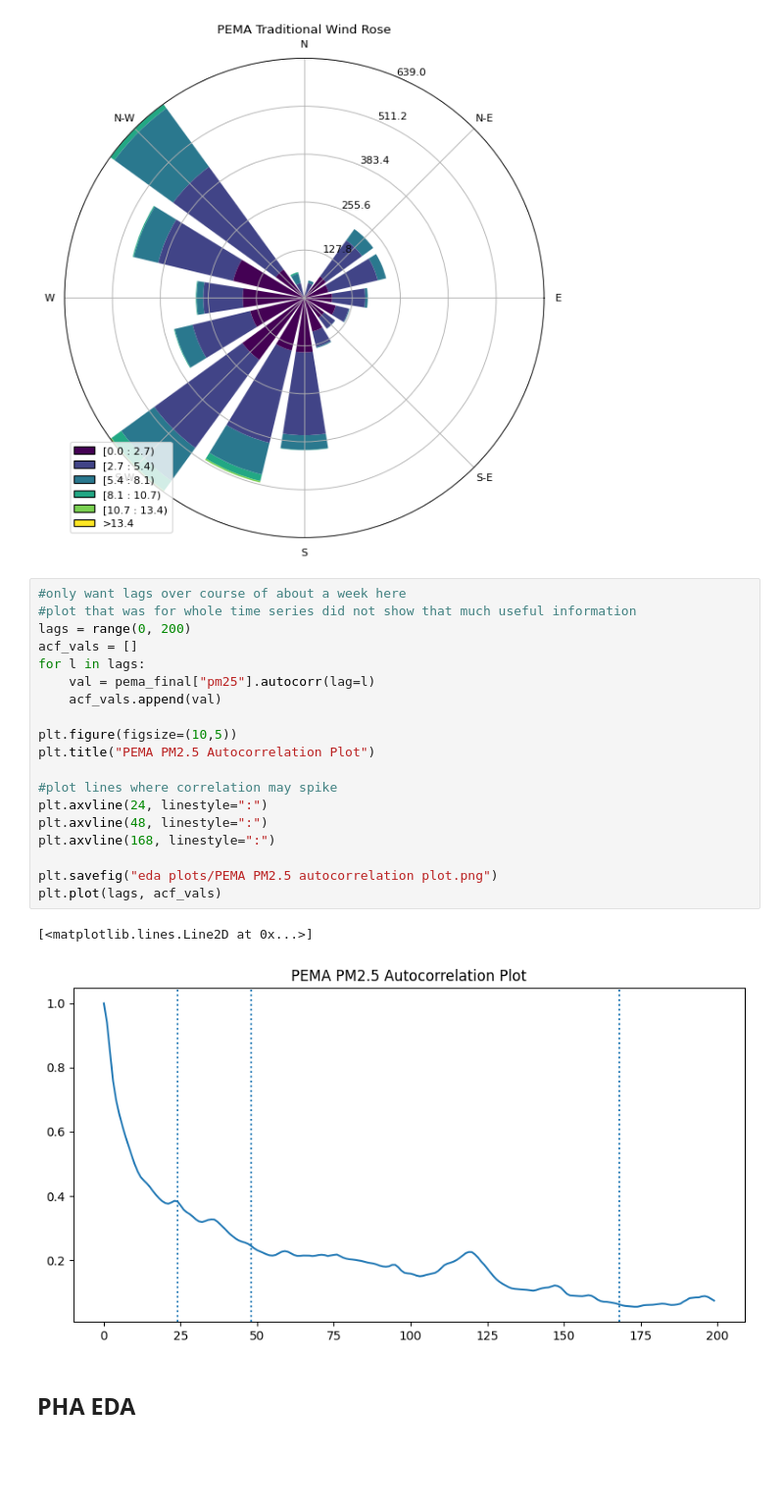
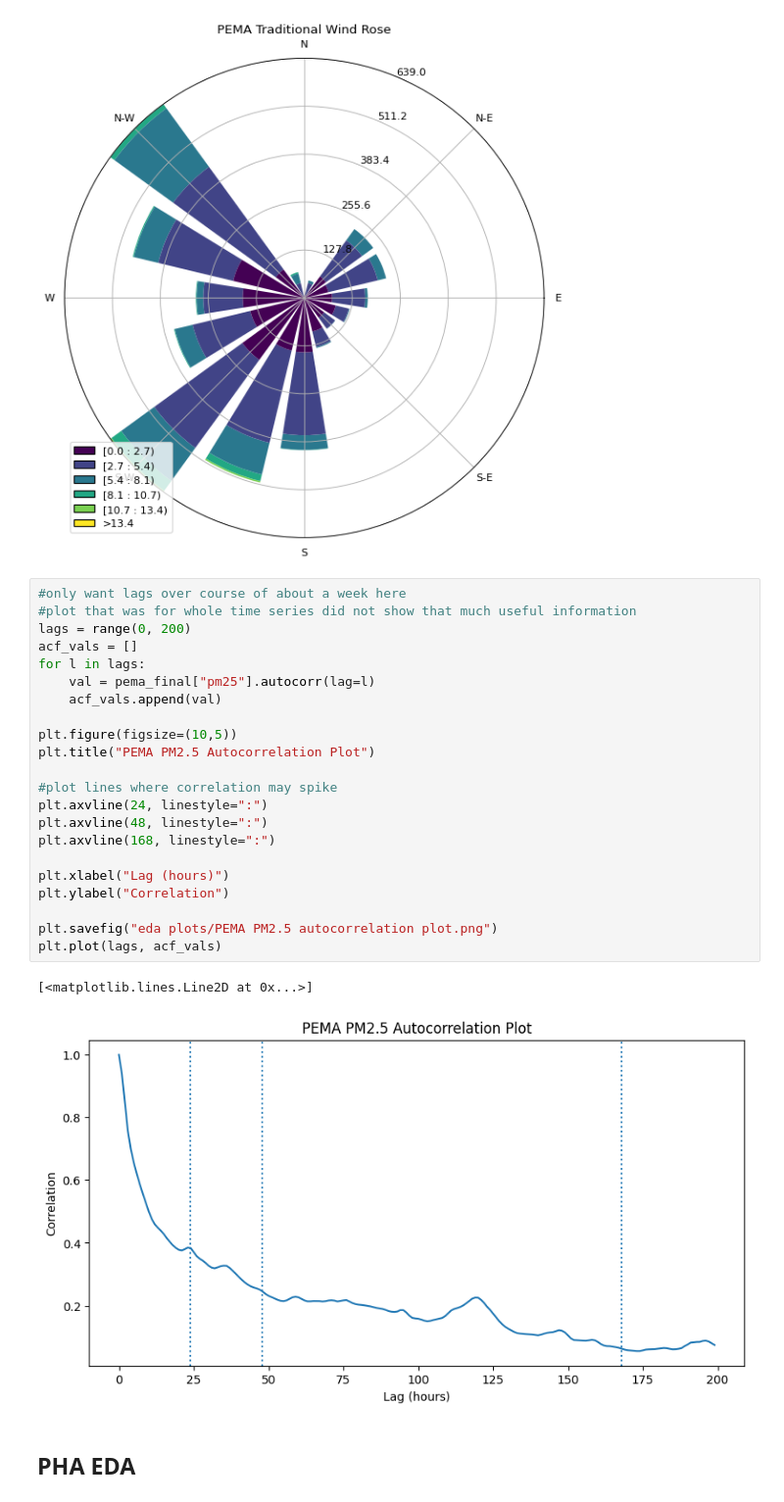
Before and after one commit to jacklardner/wind-pm-analysis, a Jupyter notebook: more_eda.ipynb, the cells around one changed output. Shown at 98% size. Cells and saved outputs as stored; diff of their text form; blank space fills up the shorter version.

```diff
--- a/more_eda.ipynb
+++ b/more_eda.ipynb
@@ -526,25 +529,28 @@ plt.show()
 # %%
 #only want lags over course of about a week here
 #plot that was for whole time series did not show that much useful information
 lags = range(0, 200)
 acf_vals = []
 for l in lags:
     val = pema_final["pm25"].autocorr(lag=l)
     acf_vals.append(val)
 
 plt.figure(figsize=(10,5))
 plt.title("PEMA PM2.5 Autocorrelation Plot")
 
 #plot lines where correlation may spike
 plt.axvline(24, linestyle=":")
 plt.axvline(48, linestyle=":")
 plt.axvline(168, linestyle=":")
 
+plt.xlabel("Lag (hours)")
+plt.ylabel("Correlation")
+
 plt.savefig("eda plots/PEMA PM2.5 autocorrelation plot.png")
 plt.plot(lags, acf_vals)
 # %% [output]
 [<matplotlib.lines.Line2D at 0x...>]
-[figure, old version]
+[figure, new version]
 # %% [markdown]
 ## PHA EDA
 # %%
```
Also changed, not shown: parts of 6 cells of this notebook, 42 other files.
